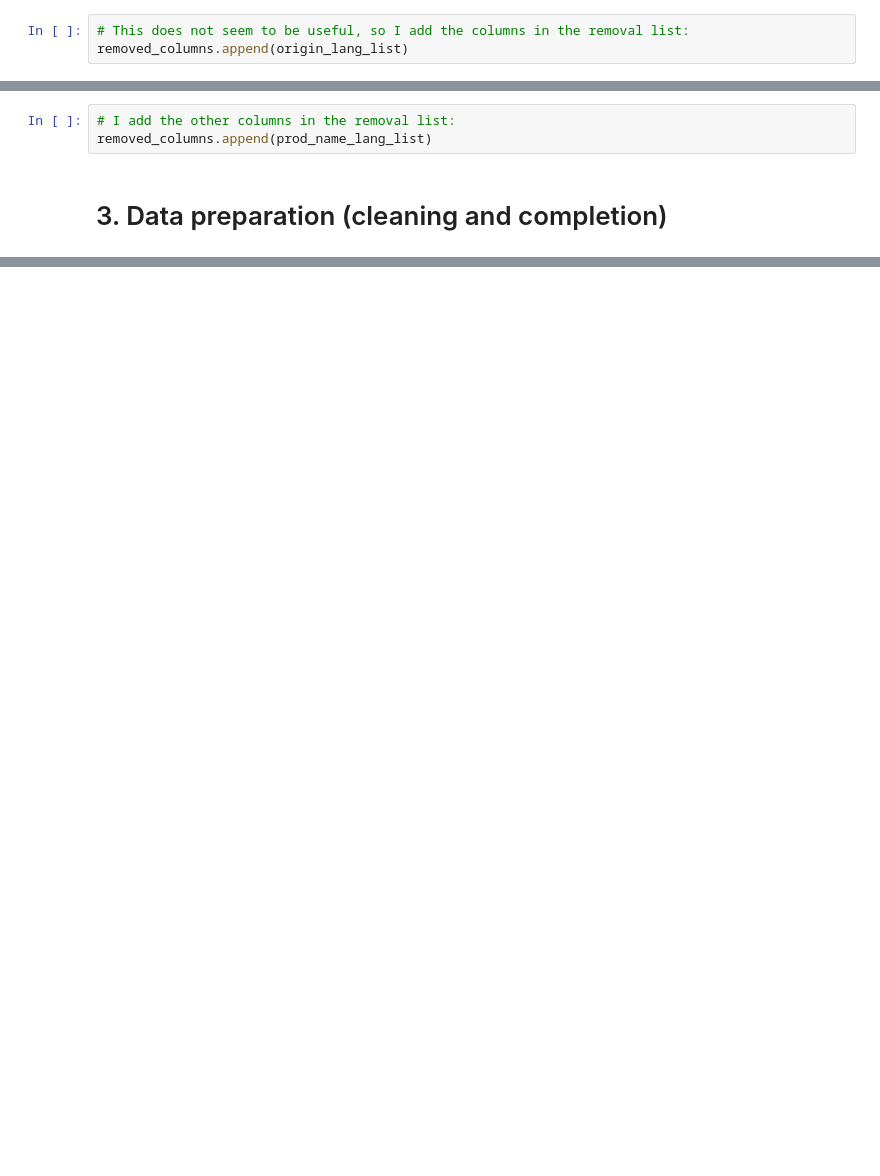
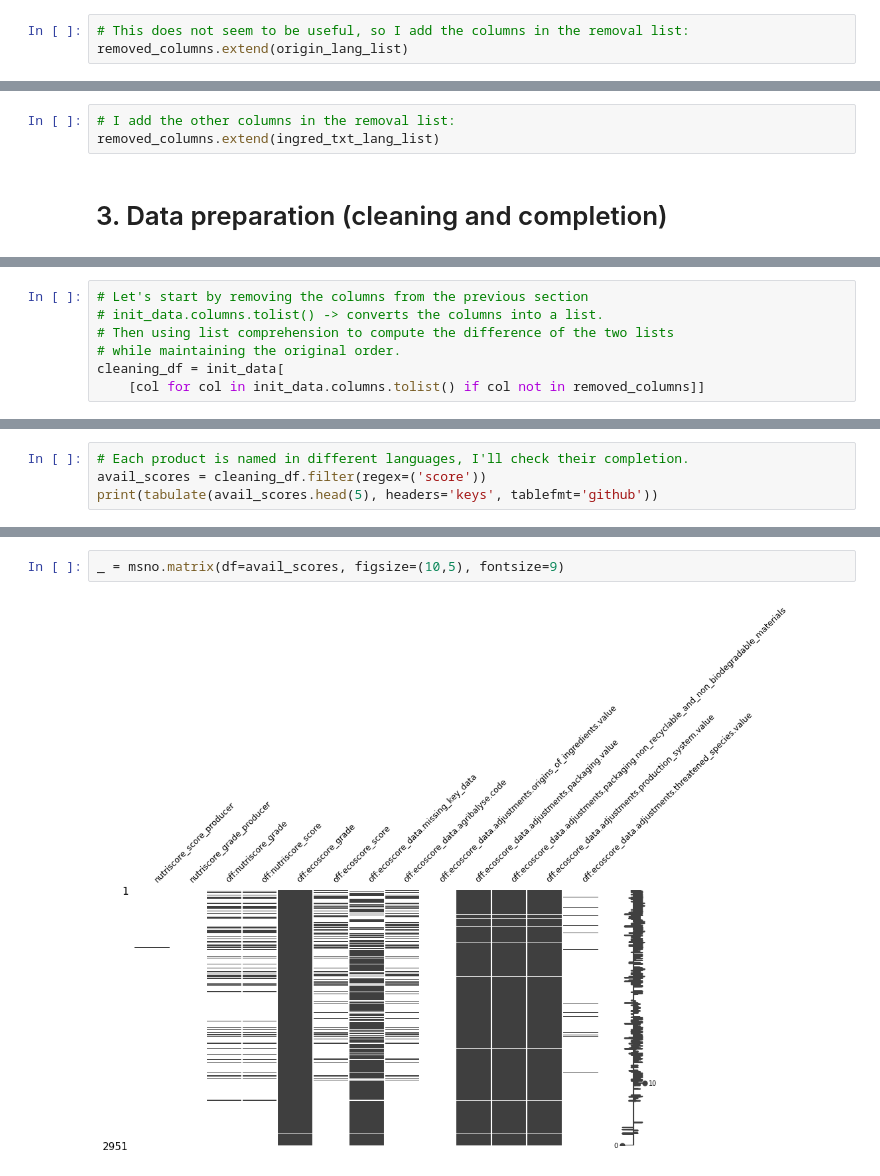
Before and after one commit to 64FC/Openclassrooms_DataScientist, a Jupyter notebook: Projet_2/OpenFoodFacts_1_notebook_nettoyage.ipynb, the cells around one changed output, grey strips where cells are left out. Saved outputs shown, nothing was run; the diff lists cells and outputs as text; blank space fills up the shorter version.

```diff
--- a/Projet_2/OpenFoodFacts_1_notebook_nettoyage.ipynb
+++ b/Projet_2/OpenFoodFacts_1_notebook_nettoyage.ipynb
@@ -122,6 +176,6 @@ _ = msno.matrix(df=origin_lang_df, figsize=(4,3), fontsize=8)
 # %%
 # This does not seem to be useful, so I add the columns in the removal list:
-removed_columns.append(origin_lang_list)
+removed_columns.extend(origin_lang_list)
 # %% [markdown]
 ## 2.5. Selection of the 'ingredients_text_[...]'
 # %%
@@ -140,6 +204,6 @@ _ = msno.matrix(df=ingred_txt_lang_df, figsize=(10,5), fontsize=9)
 ingred_txt_lang_list.remove('ingredients_text_en')
 # %%
 # I add the other columns in the removal list:
-removed_columns.append(prod_name_lang_list)
+removed_columns.extend(ingred_txt_lang_list)
 # %% [markdown]
 # 3. Data preparation (cleaning and completion)
@@ -148,0 +210,7 @@ cleaning_df = init_data[~removed_columns]
+# %%
+# Let's start by removing the columns from the previous section
+# init_data.columns.tolist() -> converts the columns into a list.
+# Then using list comprehension to compute the difference of the two lists
+# while maintaining the original order.
+cleaning_df = init_data[
+    [col for col in init_data.columns.tolist() if col not in removed_columns]]
@@ -148,0 +254,4 @@ cleaning_df = init_data[~removed_columns]
+# %%
+# Each product is named in different languages, I'll check their completion.
+avail_scores = cleaning_df.filter(regex=('score'))
+print(tabulate(avail_scores.head(5), headers='keys', tablefmt='github'))
@@ -148,0 +266,4 @@ cleaning_df = init_data[~removed_columns]
+# %%
+_ = msno.matrix(df=avail_scores, figsize=(10,5), fontsize=9)
+# %% [output]
+[figure, added]
```
Also changed, not shown: parts of 55 cells of this notebook.
